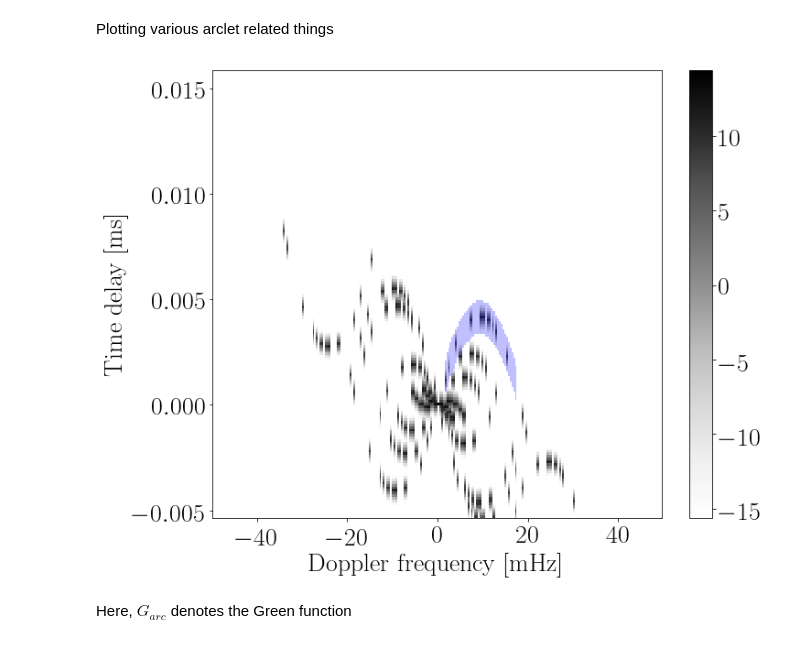
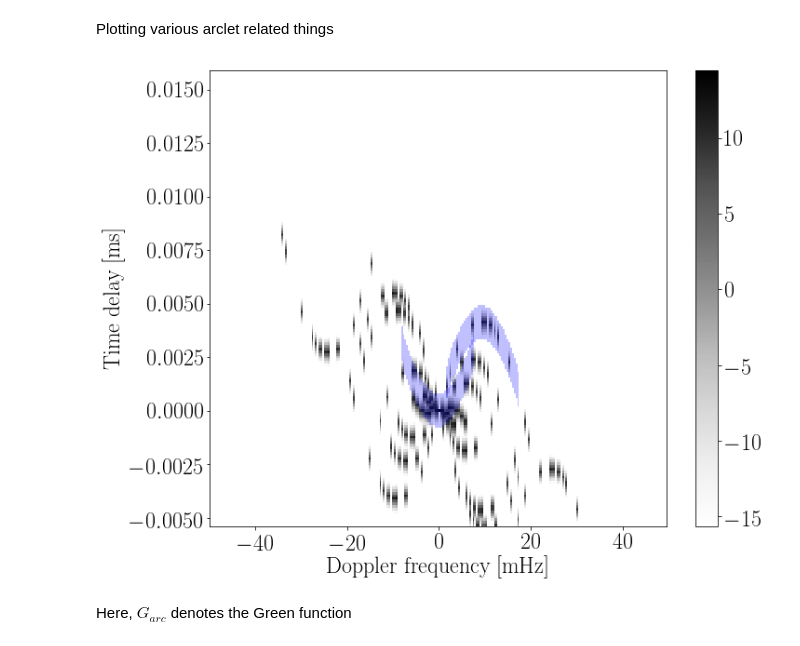
Before and after one commit to bdesy/b0834, a Jupyter notebook: notebooks/18_simulated_data.ipynb, the cells around one changed output. Saved outputs shown, nothing was run; the diff lists cells and outputs as text; code cells hidden in the pictures.

```diff
--- a/notebooks/18_simulated_data.ipynb
+++ b/notebooks/18_simulated_data.ipynb
@@ -25,7 +25,7 @@ ylabel_ss = 'Time delay [ms]'
 N = 256         # size of the square dynamic and secondary spectra
 NF = 4096       # number of input magnification "fluxes" from flux.dat file
 
-flux = np.loadtxt('../data/from_outside/simulation/flux.dat')
+flux = np.loadtxt('../archives/data/from_outside/simulation/flux.dat')
 
 i=np.linspace(0,NF-1,NF)
 x = (i-NF/2)/(NF/2)
@@ -272,18 +272,20 @@ Plotting various arclet related things
 # %%
 extent = [doppler[0], doppler[-1], delay[len(delay)/3], delay[-1]]
 
 fig = plt.figure(figsize=(11,9))
 plt.imshow(np.log10(np.absolute(SS)+np.finfo(float).eps)[ftI.shape[0]/3:, :],
              cmap='Greys', aspect='auto', origin='lower', extent=extent)
 plt.colorbar()
 plt.imshow(np.ma.masked_where(larc.mask == 0, larc.mask)[ftI.shape[0]/3:, :],
            cmap='winter', aspect='auto', origin='lower', extent=extent, alpha=0.25)
+plt.imshow(np.ma.masked_where(larc.mask_00 == 0, larc.mask_00)[ftI.shape[0]/3:, :],
+           cmap='winter', aspect='auto', origin='lower', extent=extent, alpha=0.25)
 plt.xlabel(xlabel_ss)
 plt.ylabel(ylabel_ss)
 #plt.title('Mask of arclet on conjugate spectrum')
 plt.show()
 # %% [output]
-[figure, old version]
+[figure, new version]
 # %% [markdown]
 Here, $G_{arc}$ denotes the Green function
 # %%
```
Also changed, not shown: parts of 5 cells of this notebook, 2 other files.
